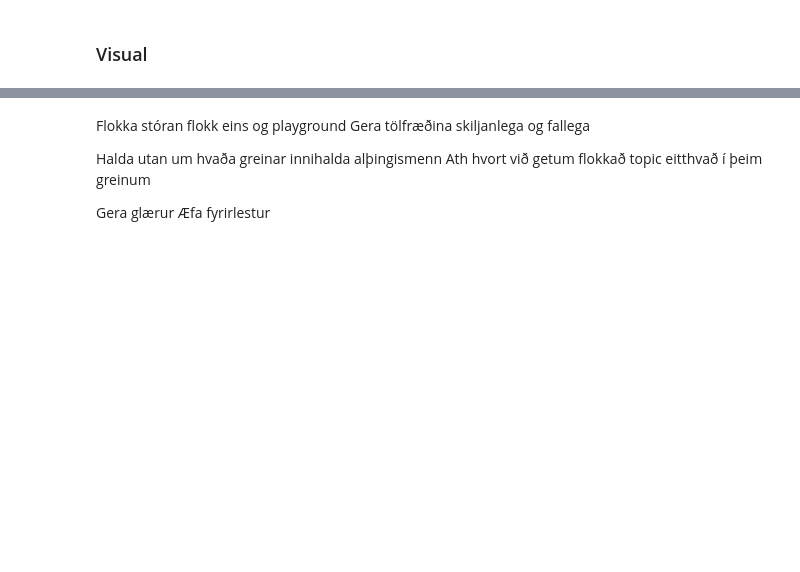
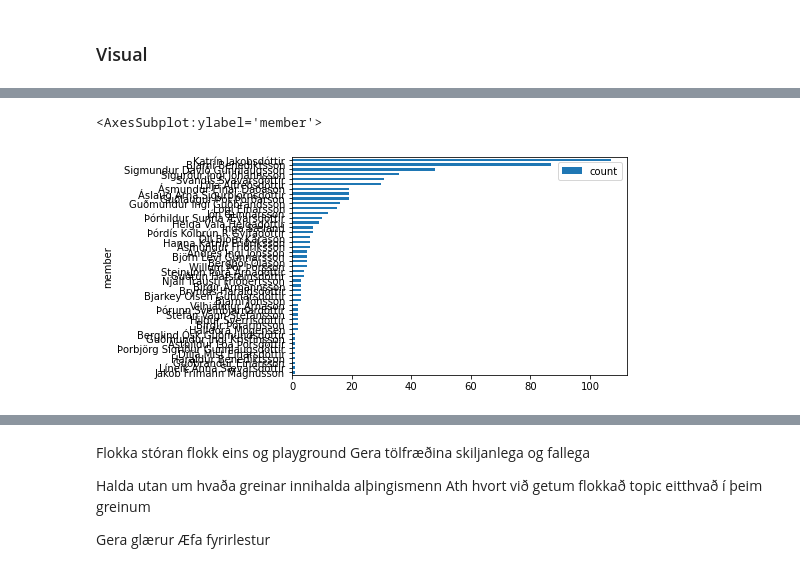
Before and after one commit to eliasbe/Maltaekni-natturuvernd, a Jupyter notebook: VinnubokEBE.ipynb, the cells around one changed output, grey strips where cells are left out. Cells and saved outputs as stored; diff of their text form; code cells hidden in the pictures; blank space fills up the shorter version.

```diff
--- a/VinnubokEBE.ipynb
+++ b/VinnubokEBE.ipynb
@@ -1120,4 +903,4 @@ def statistics_table(text, idx, member_party_dict, member_stats, idx_stats):
     return member_stats, idx_stats
 # %%
 member_stats = defaultdict(set)
-idx_stats = dict()
+idx_stats = list()
@@ -1148,6 +906,0 @@ ja
-# %%
-idx_tmp = 402387
-text_tmp = data_train.loc[idx_tmp]["text"]
-member_stats, idx_stats = statistics_table(text_tmp, idx_tmp, current_member_party, member_stats, idx_stats)
-
-print(member_stats, idx_stats, sep="\n")
@@ -1215,0 +907,4 @@ for fl in current_flokkar:
+# %%
+for i in tqdm.trange(4000, 7000):
+    frett = data_train.iloc[i]
+    member_stats, idx_stats = statistics_table(frett["text"], frett.name, current_member_party, member_stats, idx_stats)
@@ -1219,0 +965,8 @@ dummy = sort_dict(current_party_hits)
+# %%
+mem_stat = mem_to_pd(member_stats, current_member_party)
+id_stat = id_to_pd(idx_stats)
+mem_stat.sort_values(by=['count'], inplace=True)
+mem_stat.plot.barh(x="member", y="count")
+# %% [output]
+<AxesSubplot:ylabel='member'>
+[figure, added]
```
Also changed, not shown: parts of 77 cells of this notebook, 21 other files.
